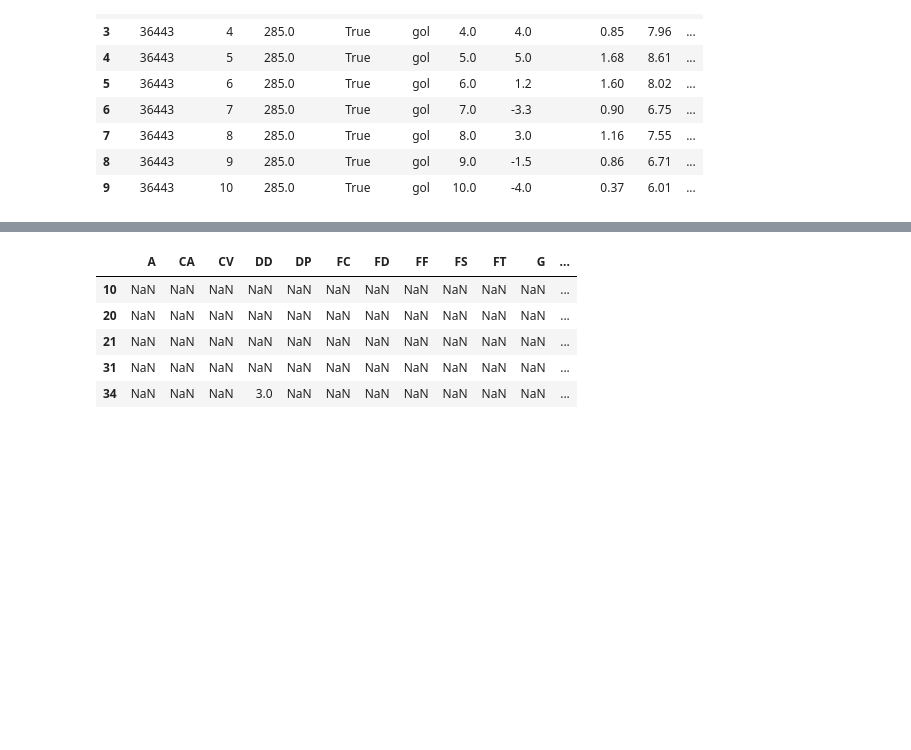
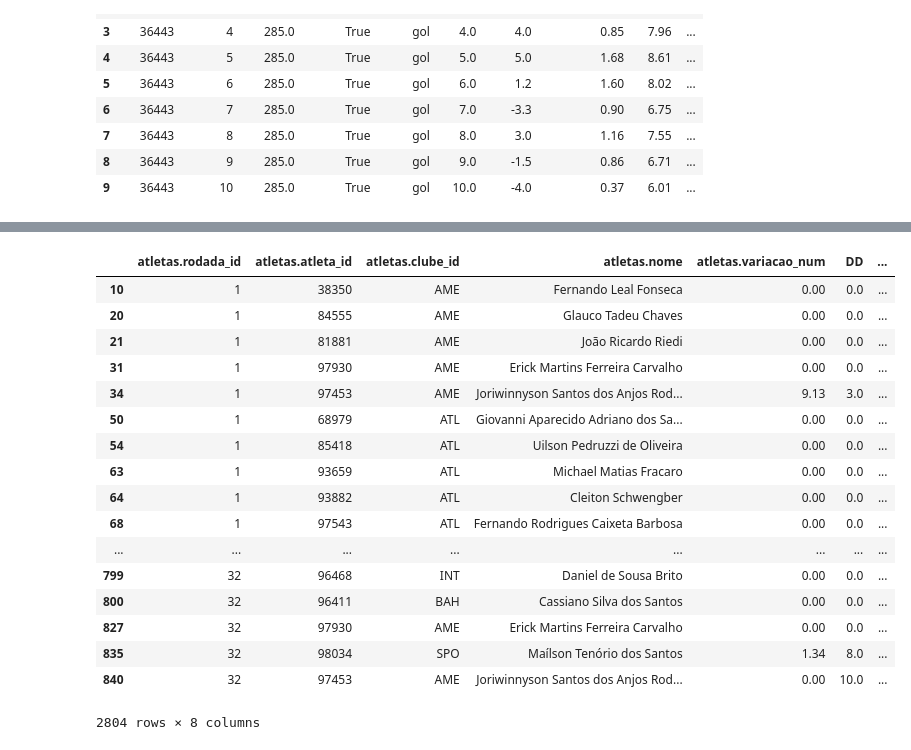
Before and after one commit to gillesvtsilvano/Linear-Regression, a Jupyter notebook: Homework 04 - Clustering/CaRtola.ipynb, the cells around one changed output, grey strips where cells are left out. Cells and saved outputs as stored; diff of their text form; code cells hidden in the pictures; blank space fills up the shorter version.

```diff
--- a/Homework 04 - Clustering/CaRtola.ipynb
+++ b/Homework 04 - Clustering/CaRtola.ipynb
@@ -124,16 +144,30 @@ matches['away_score'] = matches['score'].apply(split_score_away).values
 # BUG: Column X wtf.
 matches.drop('X', axis=1, inplace=True)
 # %%
+# Melhor time?
 #Melhores goleiros
 df_goleiros = df_2018[df_2018['atletas.posicao_id'] == 'gol']
-df_goleiros = df_goleiros[['atletas.rodada_id', 'atletas.atleta_id', 'atletas.club_id', 'atletas.nome', 'at']]
+df_goleiros = df_goleiros[['atletas.rodada_id', 'atletas.atleta_id', 'atletas.clube_id', 'atletas.nome', 'atletas.variacao_num', 'DD', 'DP', 'GS']]
+df_goleiros.fillna(0)
 # %% [output]
-|  | A | CA | CV | DD | DP | FC | FD | FF | FS | FT | G | ... |
-| 10 | NaN | NaN | NaN | NaN | NaN | NaN | NaN | NaN | NaN | NaN | NaN | ... |
-| 20 | NaN | NaN | NaN | NaN | NaN | NaN | NaN | NaN | NaN | NaN | NaN | ... |
-| 21 | NaN | NaN | NaN | NaN | NaN | NaN | NaN | NaN | NaN | NaN | NaN | ... |
-| 31 | NaN | NaN | NaN | NaN | NaN | NaN | NaN | NaN | NaN | NaN | NaN | ... |
-| 34 | NaN | NaN | NaN | 3.0 | NaN | NaN | NaN | NaN | NaN | NaN | NaN | ... |
+|  | atletas.rodada_id | atletas.atleta_id | atletas.clube_id | atletas.nome | atletas.variacao_num | DD | ... |
+| 10 | 1 | 38350 | AME | Fernando Leal Fonseca | 0.00 | 0.0 | ... |
+| 20 | 1 | 84555 | AME | Glauco Tadeu Chaves | 0.00 | 0.0 | ... |
+| 21 | 1 | 81881 | AME | João Ricardo Riedi | 0.00 | 0.0 | ... |
+| 31 | 1 | 97930 | AME | Erick Martins Ferreira Carvalho | 0.00 | 0.0 | ... |
+| 34 | 1 | 97453 | AME | Joriwinnyson Santos dos Anjos Rod... | 9.13 | 3.0 | ... |
+| 50 | 1 | 68979 | ATL | Giovanni Aparecido Adriano dos Sa... | 0.00 | 0.0 | ... |
+| 54 | 1 | 85418 | ATL | Uilson Pedruzzi de Oliveira | 0.00 | 0.0 | ... |
+| 63 | 1 | 93659 | ATL | Michael Matias Fracaro | 0.00 | 0.0 | ... |
+| 64 | 1 | 93882 | ATL | Cleiton Schwengber | 0.00 | 0.0 | ... |
+| 68 | 1 | 97543 | ATL | Fernando Rodrigues Caixeta Barbosa | 0.00 | 0.0 | ... |
+| ... | ... | ... | ... | ... | ... | ... | ... |
+| 799 | 32 | 96468 | INT | Daniel de Sousa Brito | 0.00 | 0.0 | ... |
+| 800 | 32 | 96411 | BAH | Cassiano Silva dos Santos | 0.00 | 0.0 | ... |
+| 827 | 32 | 97930 | AME | Erick Martins Ferreira Carvalho | 0.00 | 0.0 | ... |
+| 835 | 32 | 98034 | SPO | Maílson Tenório dos Santos | 1.34 | 8.0 | ... |
+| 840 | 32 | 97453 | AME | Joriwinnyson Santos dos Anjos Rod... | 0.00 | 10.0 | ... |
+2804 rows × 8 columns
 # %%
 # %% [output]
 |  | game | round | date | home_team | score | away_team | arena | home_score | away_score |
```
Also changed, not shown: parts of 3 cells of this notebook.
